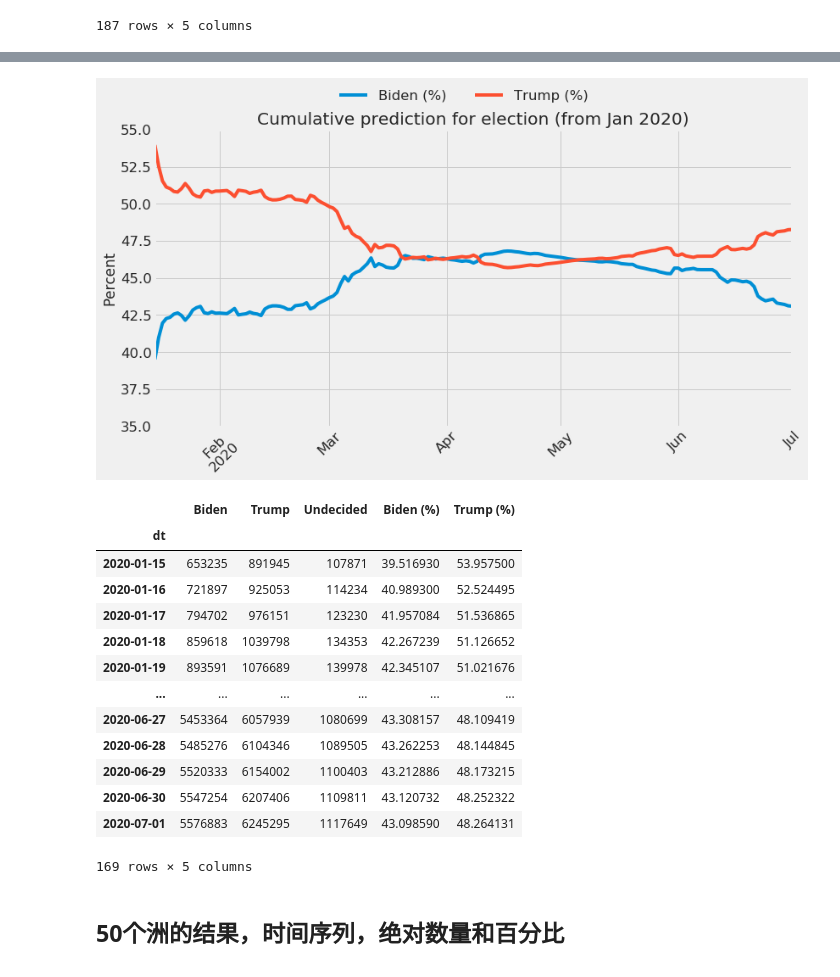
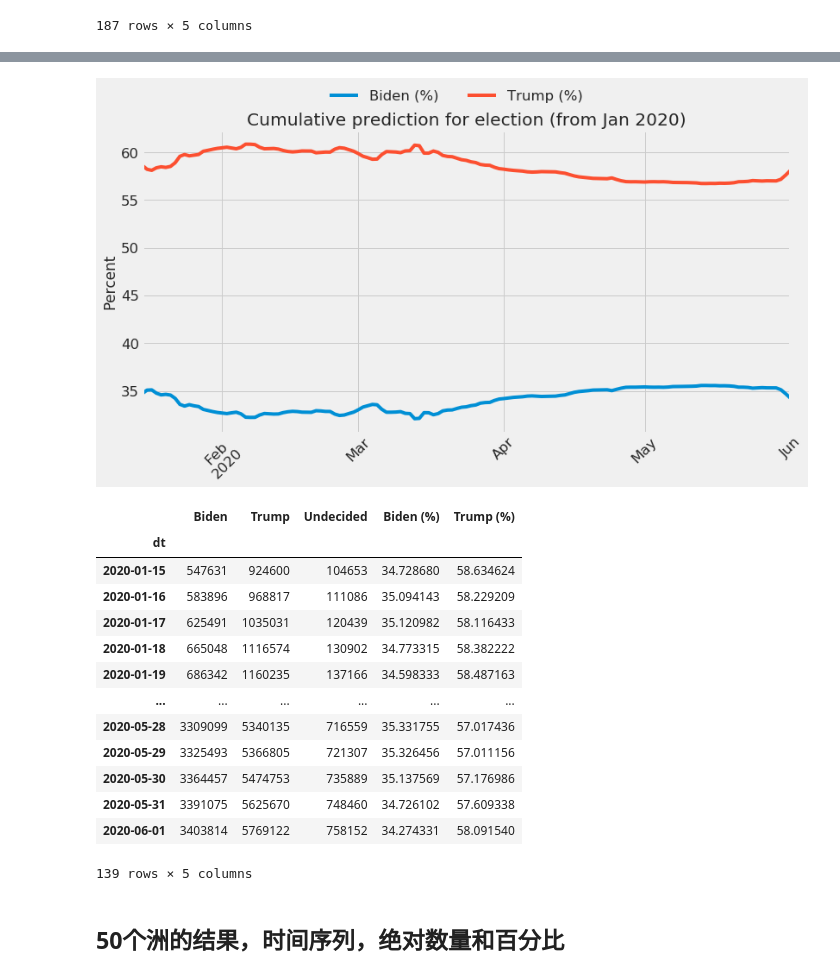
Before and after one commit to kayzhou/US_election, a Jupyter notebook: plots_paper.ipynb, the cells around one changed output, grey strips where cells are left out. Drawn from its saved outputs; the diff is of its cells as text; code cells hidden in the pictures.

```diff
--- a/plots_paper.ipynb
+++ b/plots_paper.ipynb
@@ -150,40 +150,40 @@ data
 # %%
-data = pd.read_csv("data/csv/results-cumFrom01-from-2020-01-02-to-2020-07-19.csv", index_col="dt")
+data = pd.read_csv("data/csv/results-cumFrom01-from-2020-01-02-to-2020-06-01.csv", index_col="dt")
 data = data.rename(columns={'Joe Biden':"Biden", 'Donald Trump': "Trump", 'Undecided': "Undecided"})
 data.index = pd.to_datetime(data.index)
 
 data = data[(data.index >= "2020-01-15") & (data.index <= "2020-07-01")]
 data["Biden (%)"] = data["Biden"] / (data["Biden"] + data["Trump"] + data["Undecided"]) * 100
 data["Trump (%)"] = data["Trump"] / (data["Biden"] + data["Trump"] + data["Undecided"]) * 100
 # data["Undecided (%)"] = data["Undecided"] / (data["Biden"] + data["Trump"] + data["Undecided"]) * 100
 
 plt.figure(figsize=(12, 6))
 data["Biden (%)"].plot()
 data["Trump (%)"].plot()
 # data["Undecided (%)"].plot(lw=1)
 plt.legend(loc=4, bbox_to_anchor=(0.7, 1.05), ncol=3, frameon=False)
 plt.xlabel("")
-plt.ylim(35, 55)
+# plt.ylim(35, 55)
 plt.xticks(rotation=45)
 plt.ylabel("Percent")
 plt.title(f"Cumulative prediction for election (from Jan 2020)")
 plt.savefig("fig/cumFrom01-from-2020-01-02-to-2020-07-19-2.png", dpi=300, bbox_inches ='tight')
 plt.show()
 data
 # %% [output]
-[figure, old version]
+[figure, new version]
 |  | Biden | Trump | Undecided | Biden (%) | Trump (%) |
 | dt |  |  |  |  |  |
-| 2020-01-15 | 653235 | 891945 | 107871 | 39.516930 | 53.957500 |
-| 2020-01-16 | 721897 | 925053 | 114234 | 40.989300 | 52.524495 |
-| 2020-01-17 | 794702 | 976151 | 123230 | 41.957084 | 51.536865 |
-| 2020-01-18 | 859618 | 1039798 | 134353 | 42.267239 | 51.126652 |
-| 2020-01-19 | 893591 | 1076689 | 139978 | 42.345107 | 51.021676 |
+| 2020-01-15 | 547631 | 924600 | 104653 | 34.728680 | 58.634624 |
+| 2020-01-16 | 583896 | 968817 | 111086 | 35.094143 | 58.229209 |
+| 2020-01-17 | 625491 | 1035031 | 120439 | 35.120982 | 58.116433 |
+| 2020-01-18 | 665048 | 1116574 | 130902 | 34.773315 | 58.382222 |
+| 2020-01-19 | 686342 | 1160235 | 137166 | 34.598333 | 58.487163 |
 | ... | ... | ... | ... | ... | ... |
-| 2020-06-27 | 5453364 | 6057939 | 1080699 | 43.308157 | 48.109419 |
-| 2020-06-28 | 5485276 | 6104346 | 1089505 | 43.262253 | 48.144845 |
-| 2020-06-29 | 5520333 | 6154002 | 1100403 | 43.212886 | 48.173215 |
-| 2020-06-30 | 5547254 | 6207406 | 1109811 | 43.120732 | 48.252322 |
-| 2020-07-01 | 5576883 | 6245295 | 1117649 | 43.098590 | 48.264131 |
+| 2020-05-28 | 3309099 | 5340135 | 716559 | 35.331755 | 57.017436 |
+| 2020-05-29 | 3325493 | 5366805 | 721307 | 35.326456 | 57.011156 |
+| 2020-05-30 | 3364457 | 5474753 | 735889 | 35.137569 | 57.176986 |
+| 2020-05-31 | 3391075 | 5625670 | 748460 | 34.726102 | 57.609338 |
+| 2020-06-01 | 3403814 | 5769122 | 758152 | 34.274331 | 58.091540 |
-169 rows × 5 columns
+139 rows × 5 columns
 # %%
```
Also changed, not shown: parts of 7 cells of this notebook, 1 other file.
